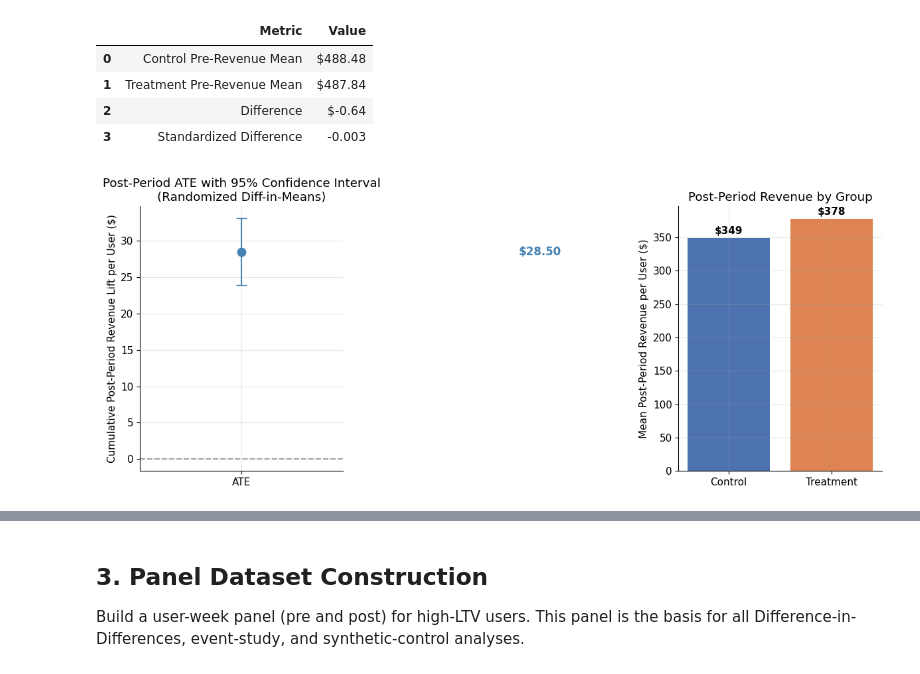
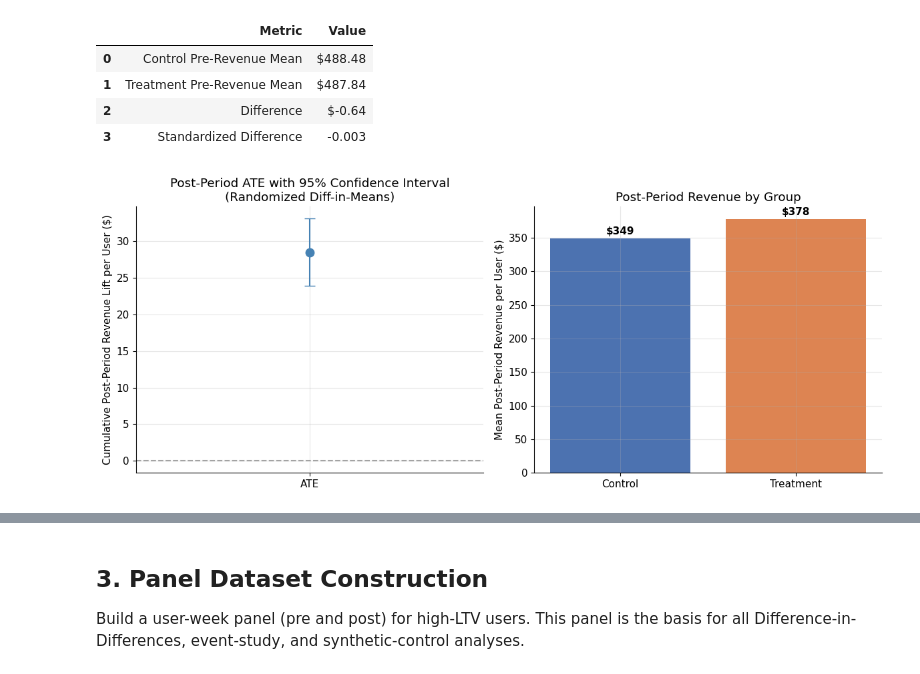
Before and after one commit to tcampayne/targeted-promotion-incrementality-experiment, a Jupyter notebook: analysis/02_inference.ipynb, the cells around one changed output, grey strips where cells are left out. Drawn from its saved outputs; the diff is of its cells as text; code cells hidden in the pictures.

Commit message:
Polish notebook visuals for portfolio

```diff
--- a/analysis/02_inference.ipynb
+++ b/analysis/02_inference.ipynb
@@ -202,34 +202,29 @@ pd.DataFrame({
 # %%
 fig, axes = plt.subplots(1, 2, figsize=(12, 5))
 
 axes[0].errorbar(
     x=[0], y=[ate_lift],
     yerr=[[ate_lift - ate_ci_low], [ate_ci_high - ate_lift]],
     fmt="o", capsize=6, markersize=9, color="steelblue",
 )
 axes[0].axhline(0, linestyle="--", color="gray", alpha=0.7)
-axes[0].annotate(
-    f"${ate_lift:.2f}",
-    xy=(0, ate_lift), xytext=(0.15, ate_lift),
-    fontsize=12, fontweight="bold", color="steelblue", va="center",
-)
 axes[0].set_xticks([0])
 axes[0].set_xticklabels(["ATE"])
 axes[0].set_ylabel("Cumulative Post-Period Revenue Lift per User ($)")
 axes[0].set_title("Post-Period ATE with 95% Confidence Interval\n(Randomized Diff-in-Means)")
 
 bars = axes[1].bar(["Control", "Treatment"], [ctrl.mean(), treat.mean()],
                    color=["#4C72B0", "#DD8452"])
 for bar, val in zip(bars, [ctrl.mean(), treat.mean()]):
     axes[1].text(bar.get_x() + bar.get_width() / 2, bar.get_height() + 3,
                  f"${val:.0f}", ha="center", va="bottom", fontsize=11, fontweight="bold")
 axes[1].set_ylabel("Mean Post-Period Revenue per User ($)")
 axes[1].set_title("Post-Period Revenue by Group")
 
 plt.tight_layout()
 plt.show()
 # %% [output]
-[figure, old version]
+[figure, new version]
 # %% [markdown]
 **Interpretation:**
 
```
Also changed, not shown: parts of 5 cells of this notebook.
